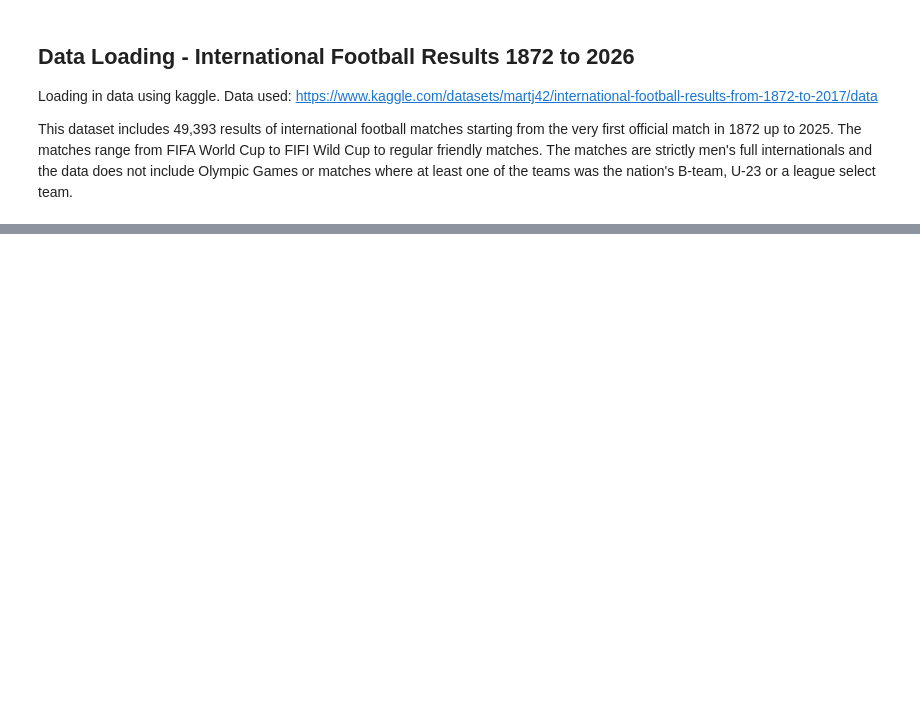
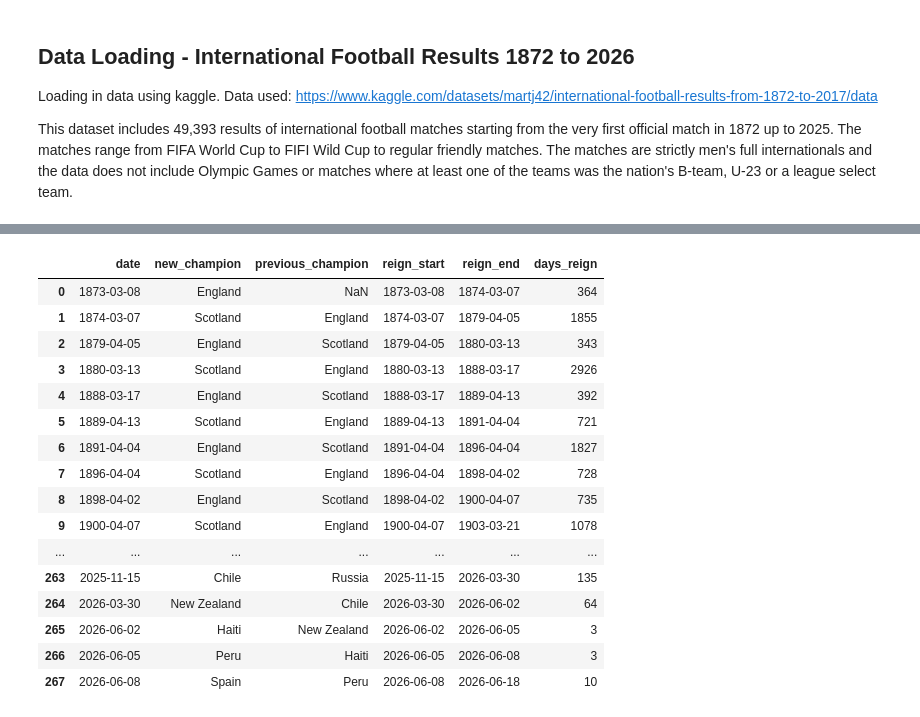
Before and after one commit to e-mccabe/ml_world_cup_predicitor, a Jupyter notebook: notebooks/international_match_data.ipynb, the cells around one changed output, grey strips where cells are left out. Cells and saved outputs as stored; diff of their text form; code cells hidden in the pictures; blank space fills up the shorter version.

```diff
--- a/notebooks/international_match_data.ipynb
+++ b/notebooks/international_match_data.ipynb
@@ -78,0 +255,49 @@ played['away_team'] = played['away_team'].replace(name_map)
+# %%
+current_champion = None
+reign_log = []
+
+for row in played.itertuples(index = True,name='Match'):
+
+    if current_champion is not None and current_champion not in (row.home_team, row.away_team):
+        continue
+
+    if row.result == 'W':
+        challenger = row.home_team
+    elif row.result == 'L':
+        challenger = row.away_team
+    else:
+        continue
+
+    if challenger != current_champion:
+        reign_log.append({
+            'date':row.date,
+            'new_champion':challenger,
+            'previous_champion':current_champion
+        })
+        current_champion = challenger
+
+reigns = pd.DataFrame(reign_log)
+reigns['reign_start'] = pd.to_datetime(reigns['date'])
+reigns['reign_end'] = reigns['reign_start'].shift(-1)
+reigns['reign_end'] = reigns['reign_end'].fillna(played['date'].max())
+reigns['days_reign'] = (reigns['reign_end'] - reigns['reign_start']).dt.days
+
+reigns
+# %% [output]
+|  | date | new_champion | previous_champion | reign_start | reign_end | days_reign |
+| 0 | 1873-03-08 | England | NaN | 1873-03-08 | 1874-03-07 | 364 |
+| 1 | 1874-03-07 | Scotland | England | 1874-03-07 | 1879-04-05 | 1855 |
+| 2 | 1879-04-05 | England | Scotland | 1879-04-05 | 1880-03-13 | 343 |
+| 3 | 1880-03-13 | Scotland | England | 1880-03-13 | 1888-03-17 | 2926 |
+| 4 | 1888-03-17 | England | Scotland | 1888-03-17 | 1889-04-13 | 392 |
+| 5 | 1889-04-13 | Scotland | England | 1889-04-13 | 1891-04-04 | 721 |
+| 6 | 1891-04-04 | England | Scotland | 1891-04-04 | 1896-04-04 | 1827 |
+| 7 | 1896-04-04 | Scotland | England | 1896-04-04 | 1898-04-02 | 728 |
+| 8 | 1898-04-02 | England | Scotland | 1898-04-02 | 1900-04-07 | 735 |
+| 9 | 1900-04-07 | Scotland | England | 1900-04-07 | 1903-03-21 | 1078 |
+| ... | ... | ... | ... | ... | ... | ... |
+| 263 | 2025-11-15 | Chile | Russia | 2025-11-15 | 2026-03-30 | 135 |
+| 264 | 2026-03-30 | New Zealand | Chile | 2026-03-30 | 2026-06-02 | 64 |
+| 265 | 2026-06-02 | Haiti | New Zealand | 2026-06-02 | 2026-06-05 | 3 |
+| 266 | 2026-06-05 | Peru | Haiti | 2026-06-05 | 2026-06-08 | 3 |
+| 267 | 2026-06-08 | Spain | Peru | 2026-06-08 | 2026-06-18 | 10 |
```
Also changed, not shown: parts of 9 cells of this notebook, 1 other file.
